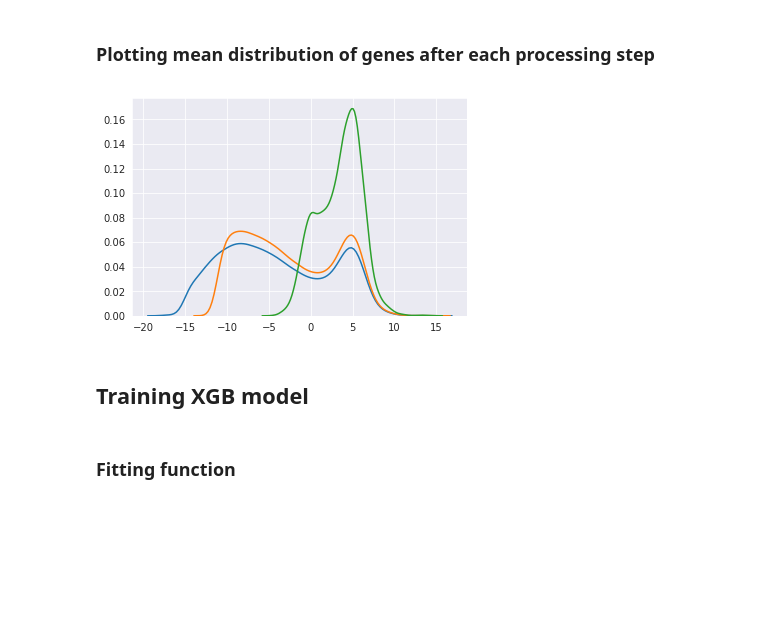
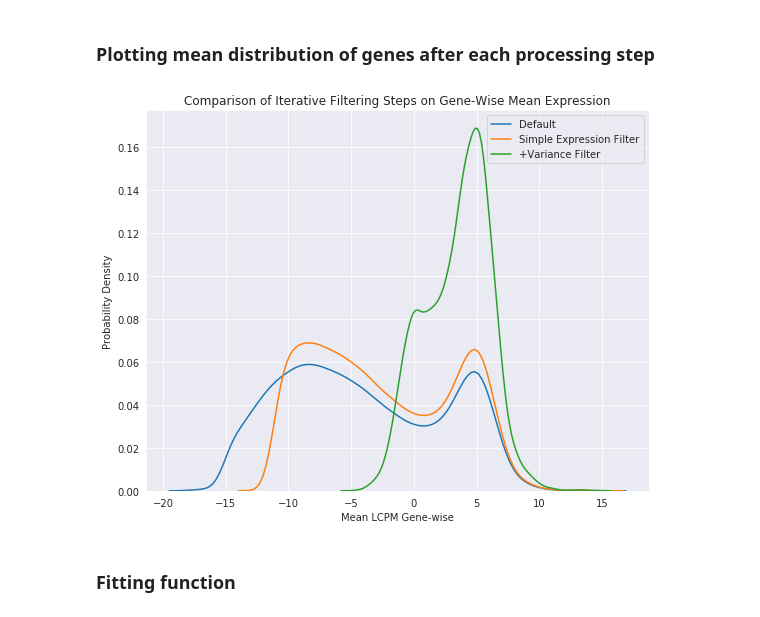
Before and after one commit to edgeslab/cs418-project-RNAge, a Jupyter notebook: perTissue_models.ipynb, the cells around one changed output. Drawn from its saved outputs; the diff is of its cells as text; code cells hidden in the pictures; blank space fills up the shorter version.

```diff
--- a/perTissue_models.ipynb
+++ b/perTissue_models.ipynb
@@ -206,13 +211,16 @@ Post 18572
 # %% [markdown]
 ### Plotting mean distribution of genes after each processing step
 # %%
-ax=sns.kdeplot(np.log2(np.mean(cpm_train,axis=0)))
-ax=sns.kdeplot(np.log2(np.mean(cpm_train_expression_filter,axis=0)))
-ax=sns.kdeplot(np.log2(np.mean(train_final,axis=0)))
+plt.figure(figsize=(9,7))
+ax=sns.kdeplot(np.log2(np.mean(cpm_train,axis=0)),label="Default")
+ax=sns.kdeplot(np.log2(np.mean(cpm_train_expression_filter,axis=0)),label="Simple Expression Filter")
+ax=sns.kdeplot(np.log2(np.mean(train_final,axis=0)),label="+Variance Filter")
+plt.legend()
+x=ax.set_title("Comparison of Iterative Filtering Steps on Gene-Wise Mean Expression")
+x=ax.set_xlabel("Mean LCPM Gene-wise")
+x=ax.set_ylabel("Probability Density")
 # %% [output]
-[figure, old version]
+[figure, new version]
-# %% [markdown]
-## Training XGB model
 # %%
 import xgboost as xgb
 from xgboost.sklearn import XGBClassifier
```
Also changed, not shown: parts of 5 cells of this notebook.
